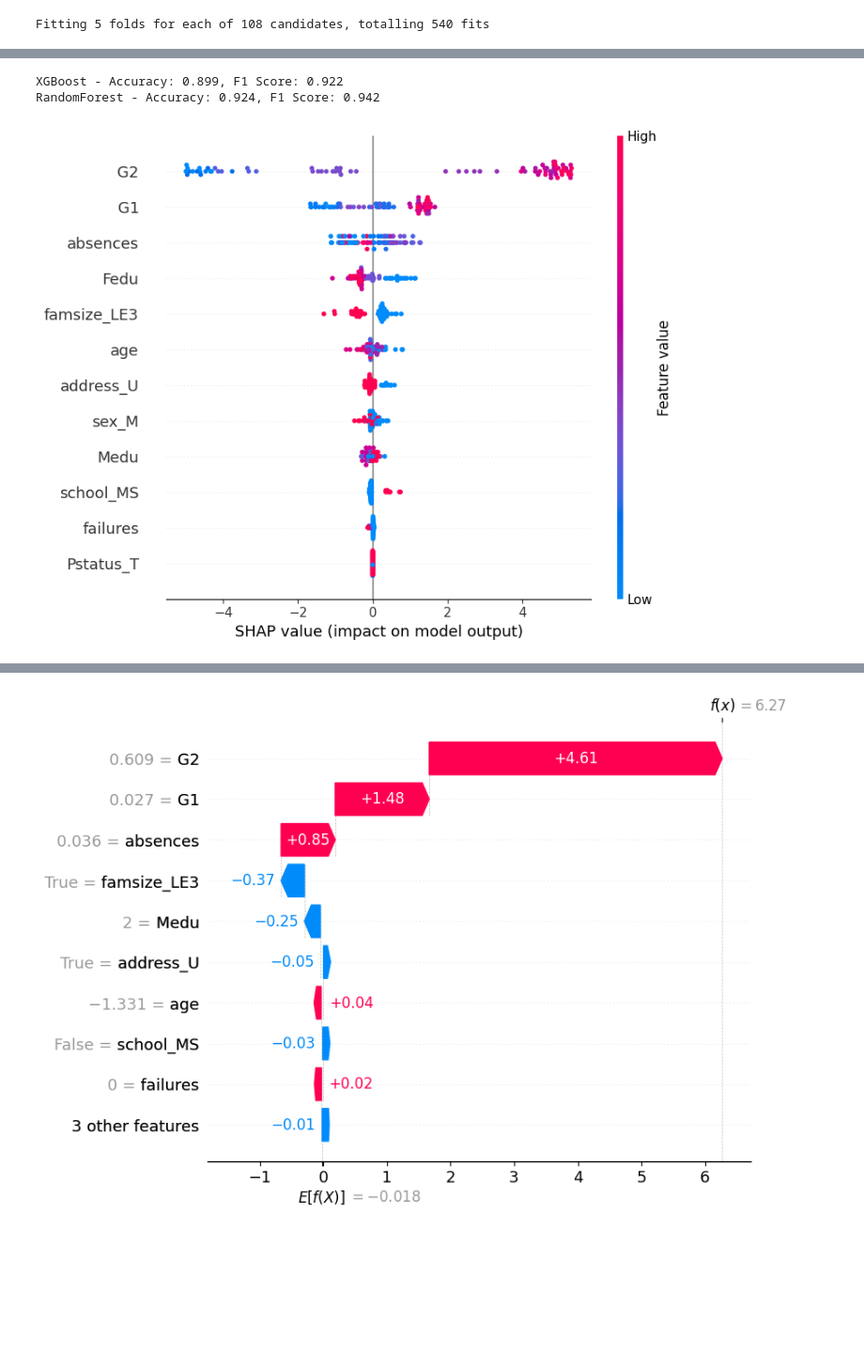
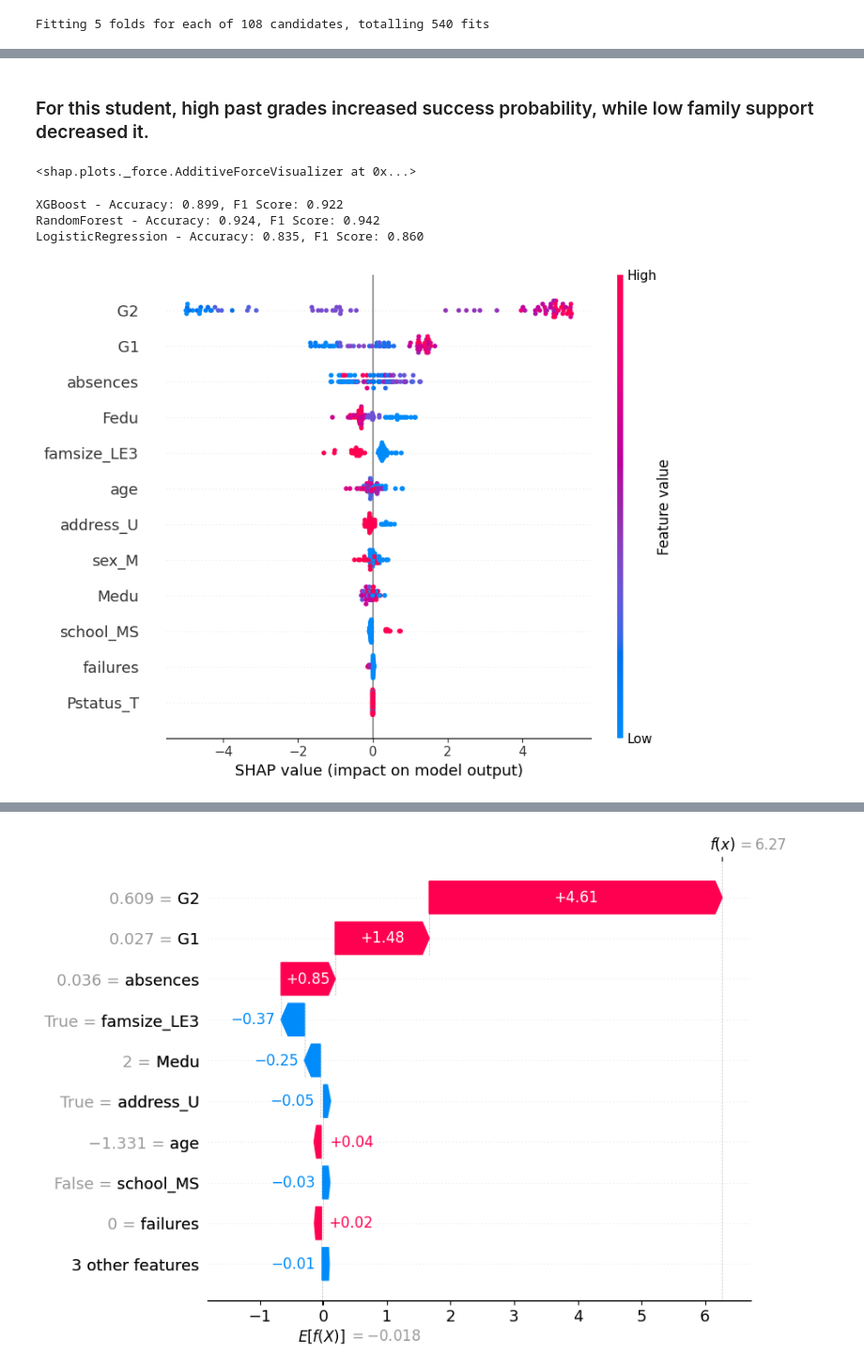
Before and after one commit to Rakshithhd/student-performance-xai, a Jupyter notebook: CodeBase/Trial/SPP-Trial-3-Jupyter.ipynb, the cells around one changed output, grey strips where cells are left out. Shown at 94% size. Saved outputs shown, nothing was run; the diff lists cells and outputs as text; code cells hidden in the pictures; blank space fills up the shorter version.

```diff
--- a/CodeBase/Trial/SPP-Trial-3-Jupyter.ipynb
+++ b/CodeBase/Trial/SPP-Trial-3-Jupyter.ipynb
@@ -203,3 +313,16 @@ Fitting 5 folds for each of 108 candidates, totalling 540 fits
+# %% [markdown]
+### For this student, high past grades increased success probability, while low family support decreased it.
+# %%
+# Force plot for XGBoost
+
+shap.force_plot(
+    explainer_xgb.expected_value,
+    shap_values_xgb[6],
+    X_test.iloc[index],
+    feature_names=X_test.columns
+)
+# %% [output]
+<shap.plots._force.AdditiveForceVisualizer at 0x...>
 # %%
 # Model Evaluation
 from sklearn.metrics import accuracy_score, f1_score
@@ -214,6 +337,7 @@ def evaluate(model, X_test, y_test):
 results = {}
 results['XGBoost'] = evaluate(best_xgb, X_test, y_test)
 results['RandomForest'] = evaluate(best_rf, X_test, y_test)
+results['LogisticRegression'] = evaluate(best_lr, X_test, y_test)
 
 # Print model performance
 for name, metrics in results.items():
@@ -221,11 +345,19 @@ for name, metrics in results.items():
 # %% [output]
 XGBoost - Accuracy: 0.899, F1 Score: 0.922
 RandomForest - Accuracy: 0.924, F1 Score: 0.942
+LogisticRegression - Accuracy: 0.835, F1 Score: 0.860
 # %%
 # Fairness Analysis [Global Explainability]
-explainer = shap.TreeExplainer(best_xgb)
-shap_values = explainer.shap_values(X_test)
+# SHAP for XGBoost
 
-shap.summary_plot(shap_values, X_test)
+explainer_xgb = shap.TreeExplainer(best_xgb)
+shap_values_xgb = explainer_xgb.shap_values(X_test)
+
+shap.summary_plot(
+    shap_values_xgb,
+    X_test,
+    feature_names=X_test.columns,
+    show=True
+)
 # %% [output]
-[figure, old version]
+[figure, new version]
```
Also changed, not shown: parts of 22 cells of this notebook.
